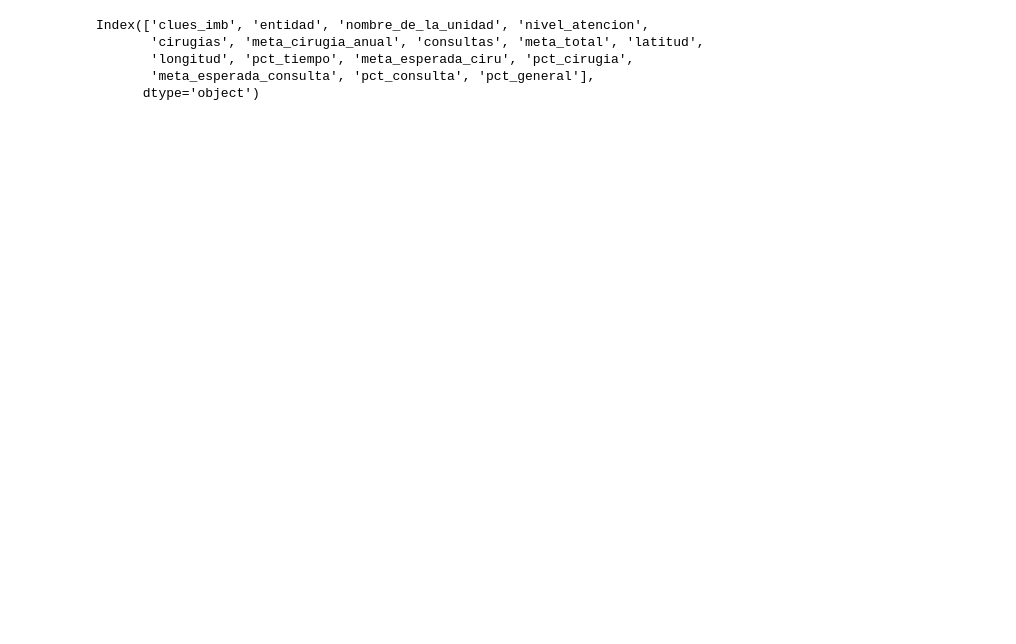
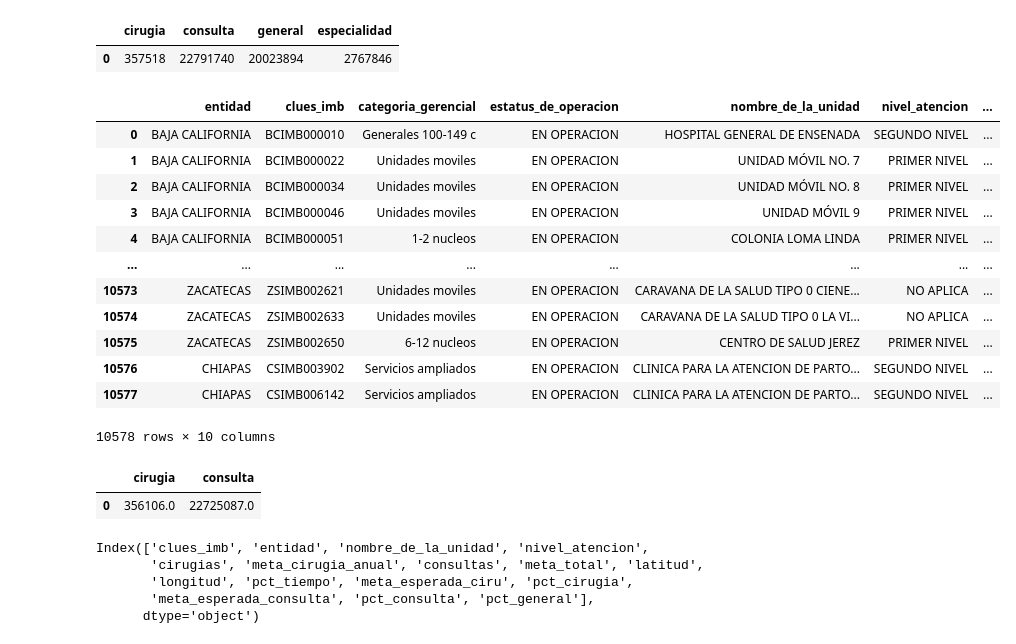
Before and after one commit to martin-lopez25/mapa_3d, a Jupyter notebook: mapa3d.ipynb, the cells around one changed output. Drawn from its saved outputs; the diff is of its cells as text; code cells hidden in the pictures; blank space fills up the shorter version.

```diff
--- a/mapa3d.ipynb
+++ b/mapa3d.ipynb
@@ -25,3 +66,8 @@ clues = pd.read_parquet(fr"C:\Users\{usuario}\IMSS-BIENESTAR\División de Proces
+# %%
+conteo_consu
+# %% [output]
+|  | cirugia | consulta | general | especialidad |
+| 0 | 357518 | 22791740 | 20023894 | 2767846 |
 # %%
 query = """
 WITH base AS (
@@ -78,0 +134,16 @@ base = base.rename(columns={
+# %%
+base_metas
+# %% [output]
+|  | entidad | clues_imb | categoria_gerencial | estatus_de_operacion | nombre_de_la_unidad | nivel_atencion | ... |
+| 0 | BAJA CALIFORNIA | BCIMB000010 | Generales 100-149 c | EN OPERACION | HOSPITAL GENERAL DE ENSENADA | SEGUNDO NIVEL | ... |
+| 1 | BAJA CALIFORNIA | BCIMB000022 | Unidades moviles | EN OPERACION | UNIDAD MÓVIL NO. 7 | PRIMER NIVEL | ... |
+| 2 | BAJA CALIFORNIA | BCIMB000034 | Unidades moviles | EN OPERACION | UNIDAD MÓVIL NO. 8 | PRIMER NIVEL | ... |
+| 3 | BAJA CALIFORNIA | BCIMB000046 | Unidades moviles | EN OPERACION | UNIDAD MÓVIL 9 | PRIMER NIVEL | ... |
+| 4 | BAJA CALIFORNIA | BCIMB000051 | 1-2 nucleos | EN OPERACION | COLONIA LOMA LINDA | PRIMER NIVEL | ... |
+| ... | ... | ... | ... | ... | ... | ... | ... |
+| 10573 | ZACATECAS | ZSIMB002621 | Unidades moviles | EN OPERACION | CARAVANA DE LA SALUD TIPO 0 CIENE... | NO APLICA | ... |
+| 10574 | ZACATECAS | ZSIMB002633 | Unidades moviles | EN OPERACION | CARAVANA DE LA SALUD TIPO 0 LA VI... | NO APLICA | ... |
+| 10575 | ZACATECAS | ZSIMB002650 | 6-12 nucleos | EN OPERACION | CENTRO DE SALUD JEREZ | PRIMER NIVEL | ... |
+| 10576 | CHIAPAS | CSIMB003902 | Servicios ampliados | EN OPERACION | CLINICA PARA LA ATENCION DE PARTO... | SEGUNDO NIVEL | ... |
+| 10577 | CHIAPAS | CSIMB006142 | Servicios ampliados | EN OPERACION | CLINICA PARA LA ATENCION DE PARTO... | SEGUNDO NIVEL | ... |
+10578 rows × 10 columns
@@ -79 +164,6 @@ base = base.rename(columns={
+# %%
+conteo_consultas
+# %% [output]
+|  | cirugia | consulta |
+| 0 | 356106.0 | 22725087.0 |
 # %%
```
Also changed, not shown: parts of 15 cells of this notebook, 3 other files.
